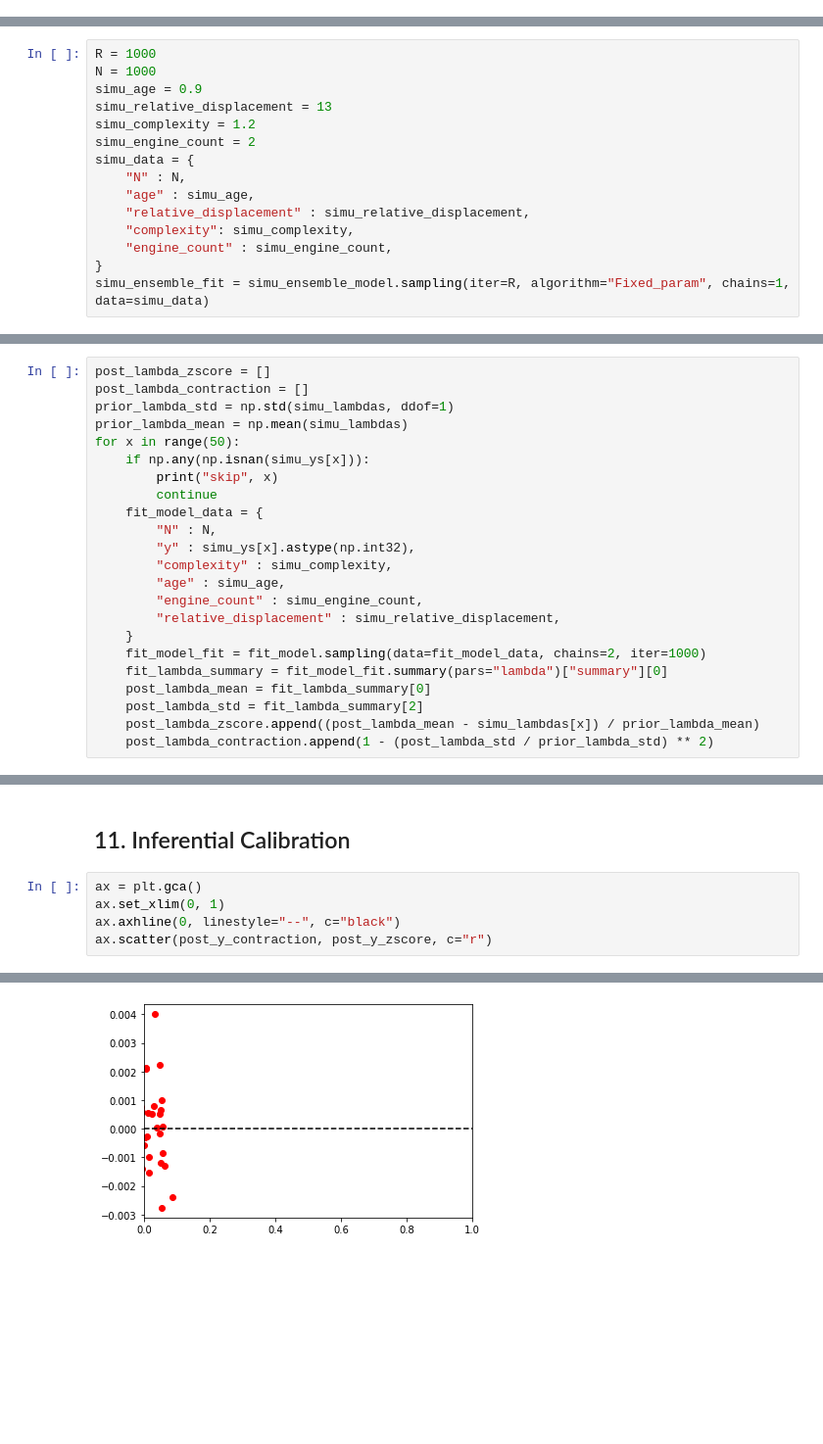
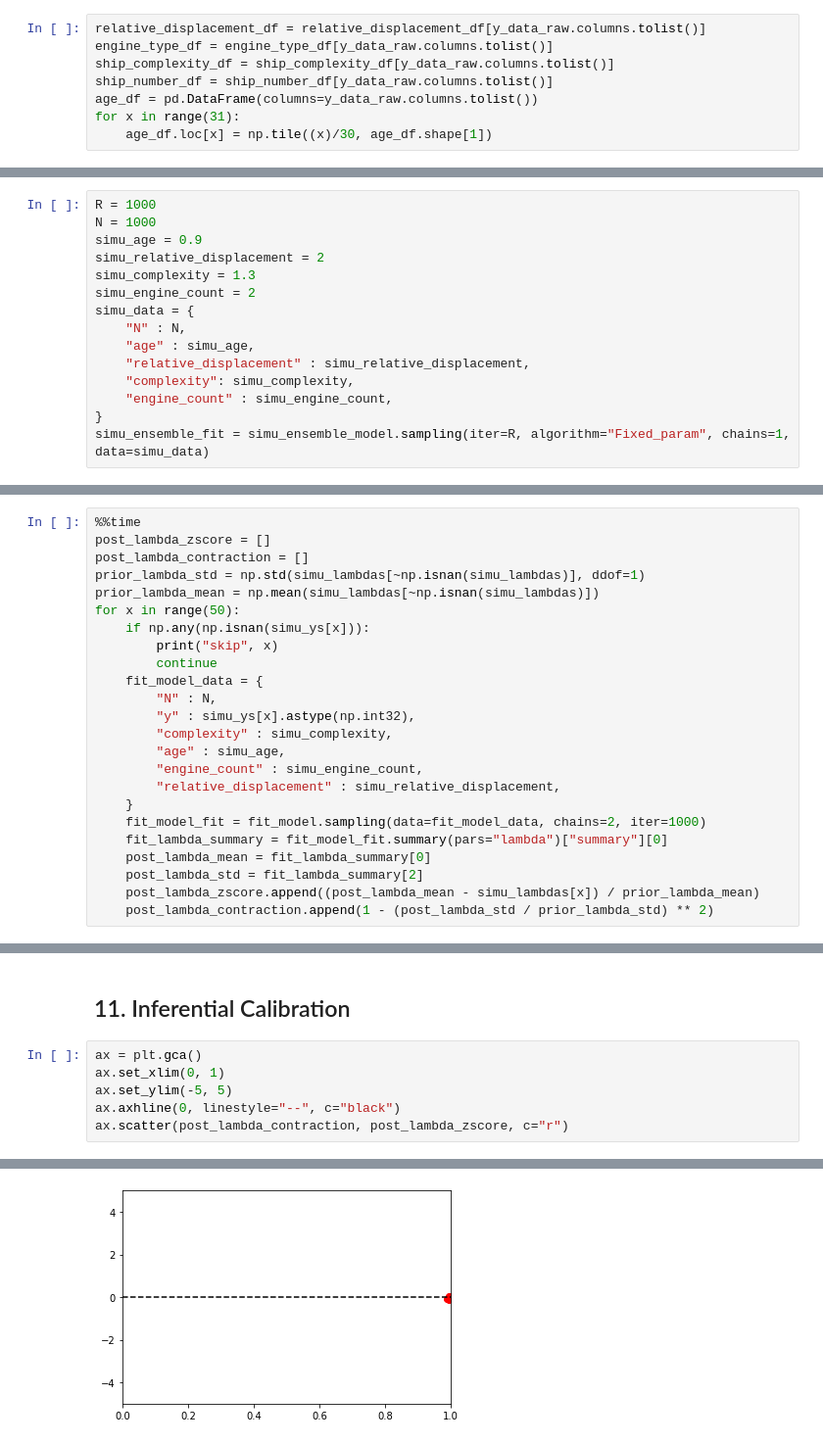
Before and after one commit to hyunjimoon/defense-reliability, a Jupyter notebook: poisson/workflow.ipynb, the cells around one changed output, grey strips where cells are left out. Shown at 98% size. Cells and saved outputs as stored; diff of their text form; blank space fills up the shorter version.

```diff
--- a/poisson/workflow.ipynb
+++ b/poisson/workflow.ipynb
@@ -66,3 +94,11 @@ Index(['s1', 's2', 's3', 's5', 's8', 's9', 's11', 's12', 's13', 's15', 's17',
        's83', 's84', 's85', 's86', 's87', 's89', 's90', 's91', 's93', 's97',
        's99'],
       dtype='object')
+# %%
+relative_displacement_df = relative_displacement_df[y_data_raw.columns.tolist()]
+engine_type_df = engine_type_df[y_data_raw.columns.tolist()]
+ship_complexity_df = ship_complexity_df[y_data_raw.columns.tolist()]
+ship_number_df = ship_number_df[y_data_raw.columns.tolist()]
+age_df = pd.DataFrame(columns=y_data_raw.columns.tolist())
+for x in range(31):
+    age_df.loc[x] = np.tile((x)/30, age_df.shape[1])
@@ -172,8 +239,8 @@ INFO:pystan:COMPILING THE C++ CODE FOR MODEL anon_model_3fc05e964b5285f18a803787
 R = 1000
 N = 1000
 simu_age = 0.9
-simu_relative_displacement = 13
-simu_complexity = 1.2
+simu_relative_displacement = 2
+simu_complexity = 1.3
 simu_engine_count = 2
 simu_data = {
     "N" : N,
@@ -214,8 +282,9 @@ INFO:pystan:COMPILING THE C++ CODE FOR MODEL anon_model_285f153830c312f4747d5bee
 # %%
+%%time
 post_lambda_zscore = []
 post_lambda_contraction = []
-prior_lambda_std = np.std(simu_lambdas, ddof=1)
-prior_lambda_mean = np.mean(simu_lambdas)
+prior_lambda_std = np.std(simu_lambdas[~np.isnan(simu_lambdas)], ddof=1)
+prior_lambda_mean = np.mean(simu_lambdas[~np.isnan(simu_lambdas)])
 for x in range(50):
     if np.any(np.isnan(simu_ys[x])):
         print("skip", x)
@@ -307,8 +370,9 @@ skipping, since per-fit diagnostic information are seen in step 9.
 # %%
 ax = plt.gca()
 ax.set_xlim(0, 1)
+ax.set_ylim(-5, 5)
 ax.axhline(0, linestyle="--", c="black")
-ax.scatter(post_y_contraction, post_y_zscore, c="r")
+ax.scatter(post_lambda_contraction, post_lambda_zscore, c="r")
 # %% [output]
 <matplotlib.collections.PathCollection at 0x...>
-[figure, old version]
+[figure, new version]
```
Also changed, not shown: parts of 56 cells of this notebook, 4 other files.
